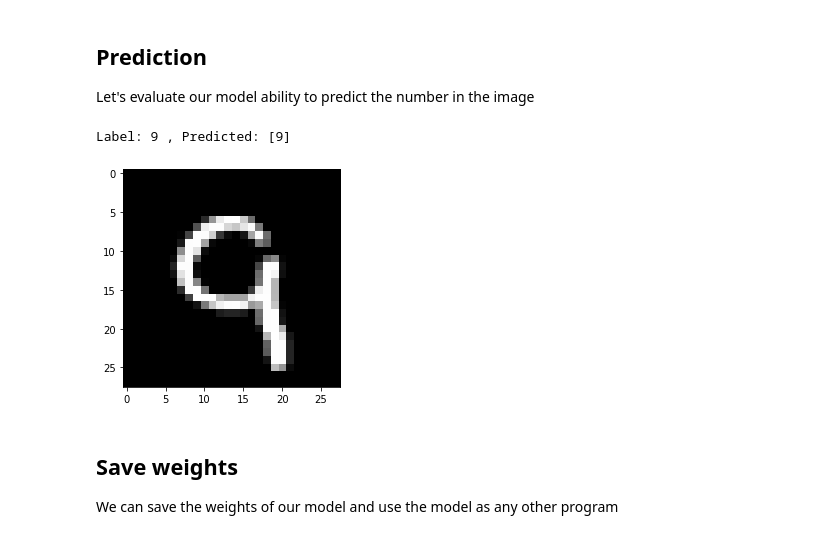
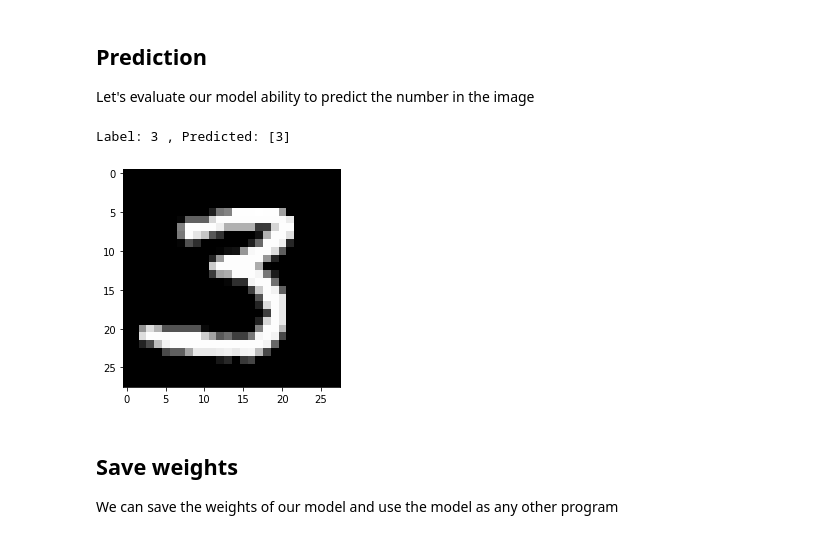
Before and after one commit to apssouza22/cnn-for-devs, a Jupyter notebook: c-torch-neural-network.ipynb, the cells around one changed output. Saved outputs shown, nothing was run; the diff lists cells and outputs as text; code cells hidden in the pictures.

```diff
--- a/c-torch-neural-network.ipynb
+++ b/c-torch-neural-network.ipynb
@@ -69,7 +80,7 @@ class NeuralNetwork(nn.Module):
 		out = self.layer3(out) # forward calculate gradients
 		return out
 
-	def training_step(self, batch):
+	def training_batch(self, batch):
 		images, labels = batch
 		out = self(images)                  # Generate predictions
 		loss = F.cross_entropy(out, labels) # Calculate loss
@@ -86,7 +97,7 @@ class NeuralNetwork(nn.Module):
 		for epoch in range(epochs):
 			# Training Phase
 			for batch in train_loader:
-				loss = self.training_step(batch)
+				loss = self.training_batch(batch)
 				loss.backward()
 				self.update_weights(optimizer)
 
@@ -105,10 +116,10 @@ class NeuralNetwork(nn.Module):
 		return torch.tensor(torch.sum(preds == labels).item() / len(preds))
 
 	def evaluate(self, val_loader):
-		outputs = [self.validation_step(batch) for batch in val_loader]
+		outputs = [self.validation_batch(batch) for batch in val_loader]
 		return self.validation_epoch_end(outputs)
 
-	def validation_step(self, batch):
+	def validation_batch(self, batch):
 		images, labels = batch
 		out = self(images)                    # Generate predictions
 		loss = F.cross_entropy(out, labels)   # Calculate loss
@@ -149,14 +166,14 @@ plt.title('loss vs. No. of epochs');
 ## Prediction
 Let's evaluate our model ability to predict the number in the image
 # %%
-img, label = test_ds[913]
+img, label = test_ds[912]
 plt.imshow(img[0], cmap='gray')
 predictions = model.predict(img)
 prediction = predictions.argmax(axis=1)
 print('Label:', label, ', Predicted:', predictions.argmax(axis=1))
 # %% [output]
-Label: 9 , Predicted: [9]
+Label: 3 , Predicted: [3]
-[figure, old version]
+[figure, new version]
 # %% [markdown]
 ## Save weights
 We can save the weights of our model and use the model as any other program
```
Also changed, not shown: parts of 6 cells of this notebook, 7 other files.
